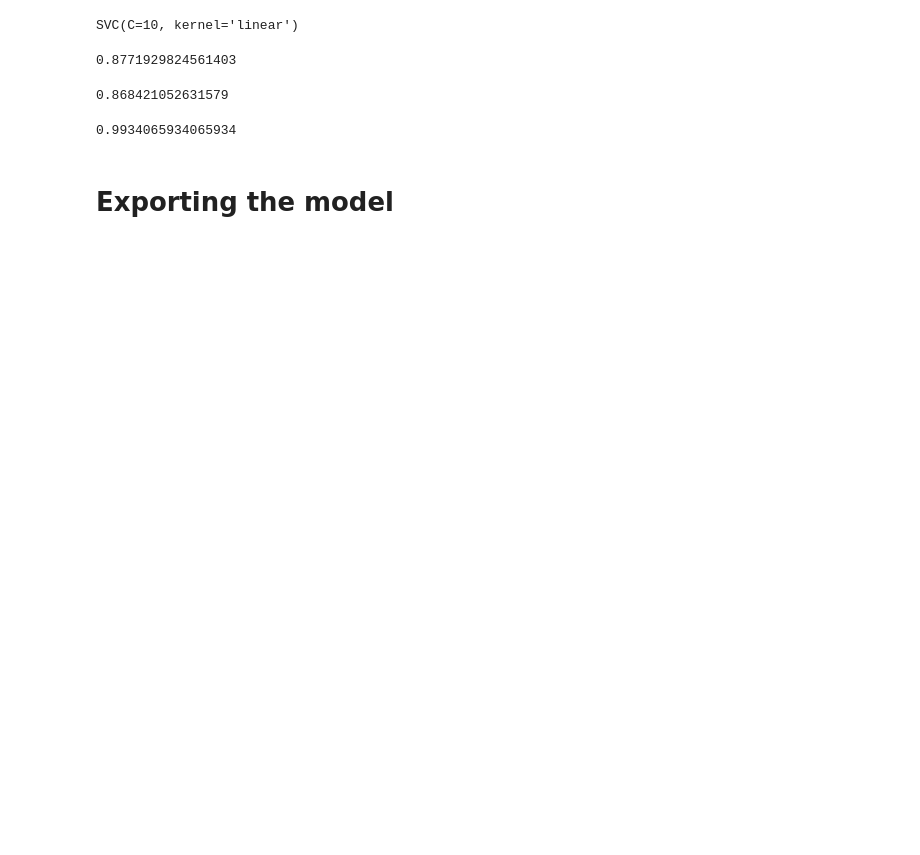
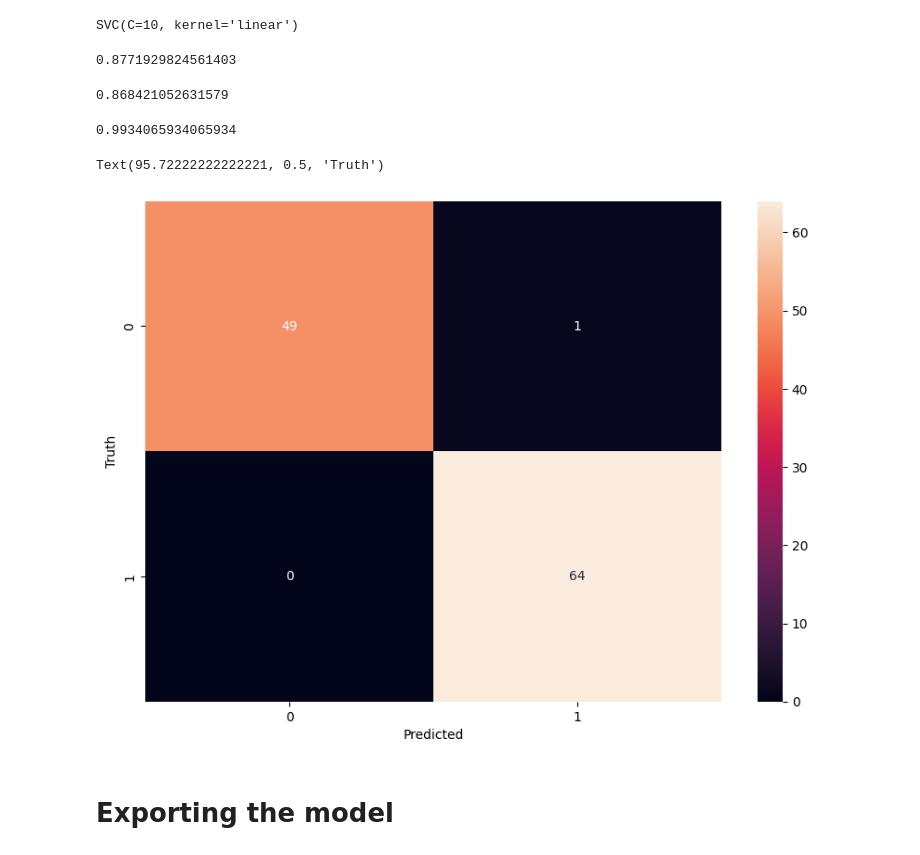
Before and after one commit to VishalRashmika/breast-cancer-prediction-model, a Jupyter notebook: model/model.ipynb, the cells around one changed output. Cells and saved outputs as stored; diff of their text form; code cells hidden in the pictures; blank space fills up the shorter version.

Commit message:
added a confusion matrix

```diff
--- a/model/model.ipynb
+++ b/model/model.ipynb
@@ -160,6 +152,21 @@ random_forest_model.fit(x,y)
 random_forest_model.score(x_train,y_train)
 # %% [output]
 0.9934065934065934
+# %%
+from sklearn.metrics import confusion_matrix
+import seaborn as sn
+from matplotlib import pyplot as plt
+
+y_pred = random_forest_model.predict(x_test)
+
+confu = confusion_matrix(y_test,y_pred)
+plt.figure(figsize = (10,7))
+sn.heatmap(confu, annot=True)
+plt.xlabel('Predicted')
+plt.ylabel('Truth')
+# %% [output]
+Text(95.72222222222221, 0.5, 'Truth')
+[figure, added]
 # %% [markdown]
 # Exporting the model
 # %%
```
Also changed, not shown: parts of 1 cell of this notebook, 3 other files.
